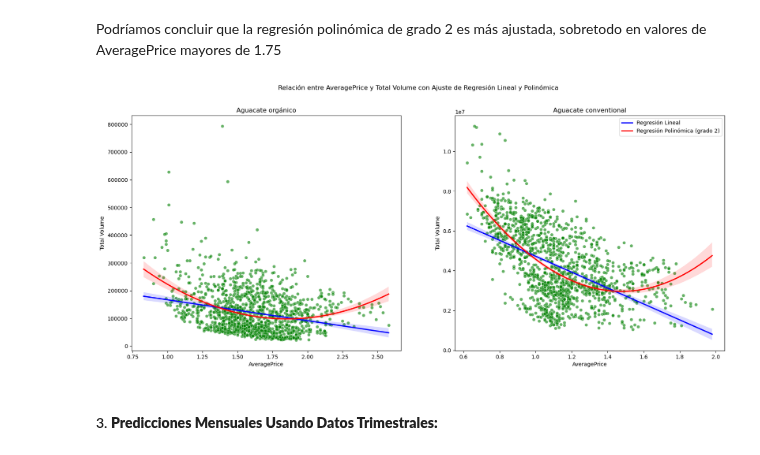
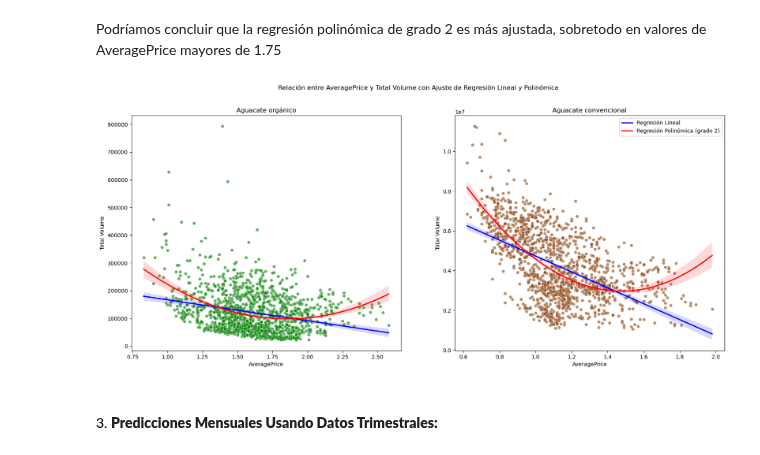
Before and after one commit to albagd77/MAGic-Avocado-TP1, a Jupyter notebook: 05_correlacion_y_regresion.ipynb, the cells around one changed output. Cells and saved outputs as stored; diff of their text form; code cells hidden in the pictures.

Commit message:
Color diferente para gráfica aguacate convencional

```diff
--- a/05_correlacion_y_regresion.ipynb
+++ b/05_correlacion_y_regresion.ipynb
@@ -143,30 +143,30 @@ df_dispersion_conventional = conventional[['Total Volume', 'AveragePrice']]
 # %%
 # Crear el gráfico de dispersión
 fig, axs = plt.subplots(1, 2, figsize=(20, 8), sharex=False)
 
 
 # Aguacate ORGÁNICO
 sns.scatterplot(data=df_dispersion_organic, x='AveragePrice', y='Total Volume', alpha=0.6, color='green', ax=axs[0])
 
 #Añadimos una linea de regresión para ilustrar tendencias. Scatter=False para evitar superponer puntos de dispersion adicionales
 sns.regplot(data=df_dispersion_organic, x='AveragePrice', y='Total Volume', scatter=False, label="Regresión Lineal", color="blue", ax=axs[0])
 
 #Vamos a graficar también la regresión polinómica de segundo grado (cuadrática) para contrastarla
 sns.regplot(data=df_dispersion_organic, x='AveragePrice', y='Total Volume', scatter=False, label="Regresión Polinómica (grado 2)", color="red", order=2, ax=axs[0])
 
 # Aguacate CONVENTIONAL
-sns.scatterplot(data=df_dispersion_conventional, x='AveragePrice', y='Total Volume', alpha=0.6, color='green', ax=axs[1])
+sns.scatterplot(data=df_dispersion_conventional, x='AveragePrice', y='Total Volume', alpha=0.6, color='saddlebrown', ax=axs[1])
 sns.regplot(data=df_dispersion_conventional, x='AveragePrice', y='Total Volume', scatter=False, label="Regresión Lineal", color="blue", ax=axs[1])
 sns.regplot(data=df_dispersion_conventional, x='AveragePrice', y='Total Volume', scatter=False, label="Regresión Polinómica (grado 2)", color="red", order=2, ax=axs[1])
 
 # Personalización del gráfico
 fig.suptitle('Relación entre AveragePrice y Total Volume con Ajuste de Regresión Lineal y Polinómica')
 axs[0].set_title('Aguacate orgánico')
-axs[1].set_title('Aguacate conventional')
+axs[1].set_title('Aguacate convencional')
 plt.legend()
 plt.show()
 # %% [output]
-[figure, old version]
+[figure, new version]
 # %% [markdown]
 #### 3. **Predicciones Mensuales Usando Datos Trimestrales:**
 # %% [markdown]
```
